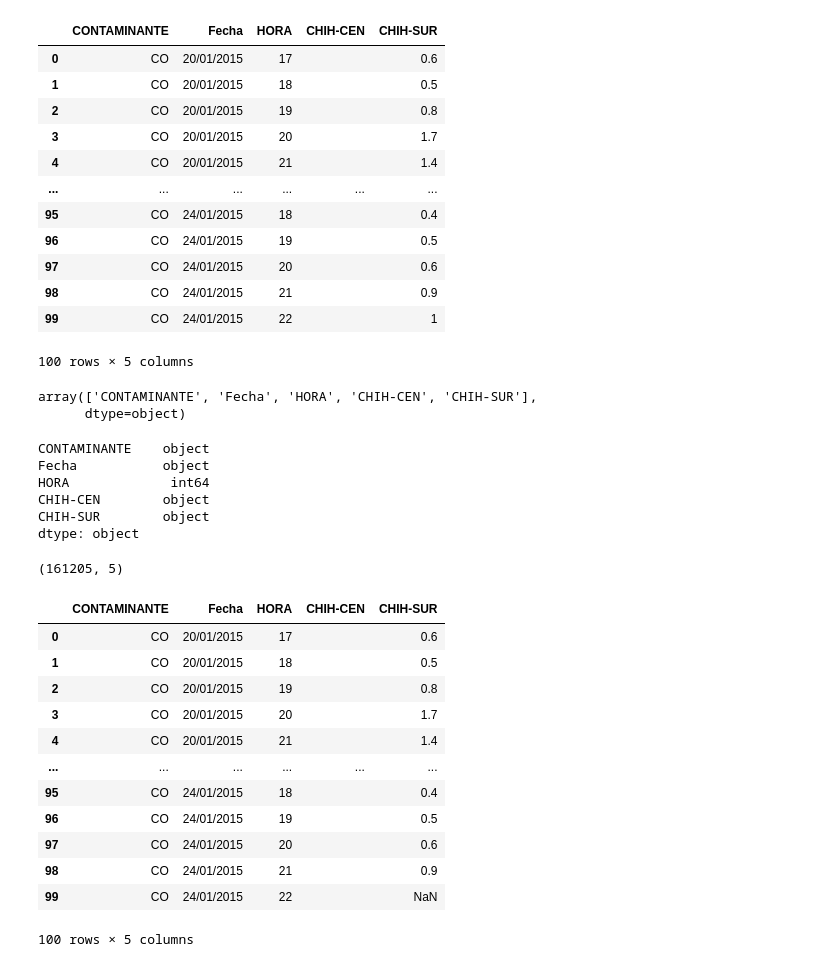
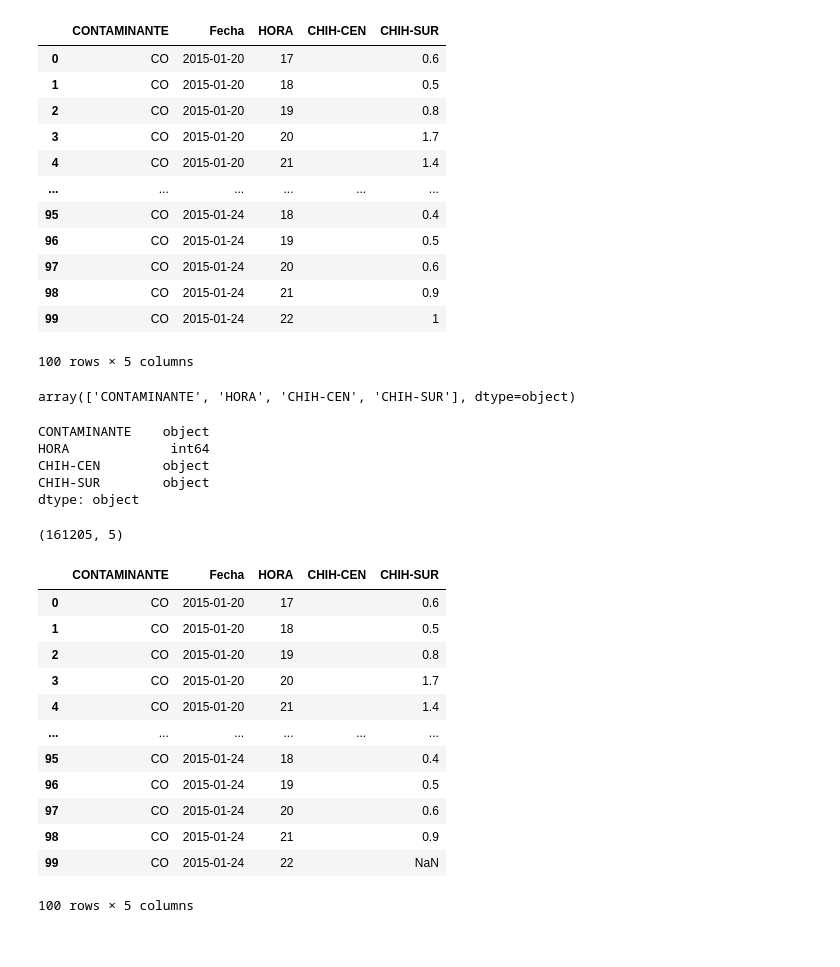
Before and after one commit to RedBrickBurrito/Proyecto_FInal_Lenguajes, a Jupyter notebook: Untitled.ipynb, the cells around one changed output. Drawn from its saved outputs; the diff is of its cells as text; code cells hidden in the pictures.

```diff
--- a/Untitled.ipynb
+++ b/Untitled.ipynb
@@ -3,32 +3,31 @@ import pandas as pd
 import re
 from matplotlib import pyplot as plt
 # %%
-df = pd.read_csv("SMCA_CHIH_2015_2018.csv")
+df = pd.read_csv("SMCA_CHIH_2015_2018.csv",
+                parse_dates=['Fecha'])
 df.head(100)
 # %% [output]
 |  | CONTAMINANTE | Fecha | HORA | CHIH-CEN | CHIH-SUR |
-| 0 | CO | 20/01/2015 | 17 |  | 0.6 |
-| 1 | CO | 20/01/2015 | 18 |  | 0.5 |
-| 2 | CO | 20/01/2015 | 19 |  | 0.8 |
-| 3 | CO | 20/01/2015 | 20 |  | 1.7 |
-| 4 | CO | 20/01/2015 | 21 |  | 1.4 |
+| 0 | CO | 2015-01-20 | 17 |  | 0.6 |
+| 1 | CO | 2015-01-20 | 18 |  | 0.5 |
+| 2 | CO | 2015-01-20 | 19 |  | 0.8 |
+| 3 | CO | 2015-01-20 | 20 |  | 1.7 |
+| 4 | CO | 2015-01-20 | 21 |  | 1.4 |
 | ... | ... | ... | ... | ... | ... |
-| 95 | CO | 24/01/2015 | 18 |  | 0.4 |
-| 96 | CO | 24/01/2015 | 19 |  | 0.5 |
-| 97 | CO | 24/01/2015 | 20 |  | 0.6 |
-| 98 | CO | 24/01/2015 | 21 |  | 0.9 |
-| 99 | CO | 24/01/2015 | 22 |  | 1 |
+| 95 | CO | 2015-01-24 | 18 |  | 0.4 |
+| 96 | CO | 2015-01-24 | 19 |  | 0.5 |
+| 97 | CO | 2015-01-24 | 20 |  | 0.6 |
+| 98 | CO | 2015-01-24 | 21 |  | 0.9 |
+| 99 | CO | 2015-01-24 | 22 |  | 1 |
 100 rows × 5 columns
 # %%
 df.columns.values
 # %% [output]
-array(['CONTAMINANTE', 'Fecha', 'HORA', 'CHIH-CEN', 'CHIH-SUR'],
-      dtype=object)
+array(['CONTAMINANTE', 'HORA', 'CHIH-CEN', 'CHIH-SUR'], dtype=object)
 # %%
 df.dtypes
 # %% [output]
 CONTAMINANTE    object
-Fecha           object
 HORA             int64
 CHIH-CEN        object
 CHIH-SUR        object
@@ -46,16 +45,16 @@ df.shape
 df.head(100)
 # %% [output]
 |  | CONTAMINANTE | Fecha | HORA | CHIH-CEN | CHIH-SUR |
-| 0 | CO | 20/01/2015 | 17 |  | 0.6 |
-| 1 | CO | 20/01/2015 | 18 |  | 0.5 |
-| 2 | CO | 20/01/2015 | 19 |  | 0.8 |
-| 3 | CO | 20/01/2015 | 20 |  | 1.7 |
-| 4 | CO | 20/01/2015 | 21 |  | 1.4 |
+| 0 | CO | 2015-01-20 | 17 |  | 0.6 |
+| 1 | CO | 2015-01-20 | 18 |  | 0.5 |
+| 2 | CO | 2015-01-20 | 19 |  | 0.8 |
+| 3 | CO | 2015-01-20 | 20 |  | 1.7 |
+| 4 | CO | 2015-01-20 | 21 |  | 1.4 |
 | ... | ... | ... | ... | ... | ... |
-| 95 | CO | 24/01/2015 | 18 |  | 0.4 |
-| 96 | CO | 24/01/2015 | 19 |  | 0.5 |
-| 97 | CO | 24/01/2015 | 20 |  | 0.6 |
-| 98 | CO | 24/01/2015 | 21 |  | 0.9 |
-| 99 | CO | 24/01/2015 | 22 |  | NaN |
+| 95 | CO | 2015-01-24 | 18 |  | 0.4 |
+| 96 | CO | 2015-01-24 | 19 |  | 0.5 |
+| 97 | CO | 2015-01-24 | 20 |  | 0.6 |
+| 98 | CO | 2015-01-24 | 21 |  | 0.9 |
+| 99 | CO | 2015-01-24 | 22 |  | NaN |
 100 rows × 5 columns
 # %%
```
Also changed, not shown: parts of 5 cells of this notebook.
